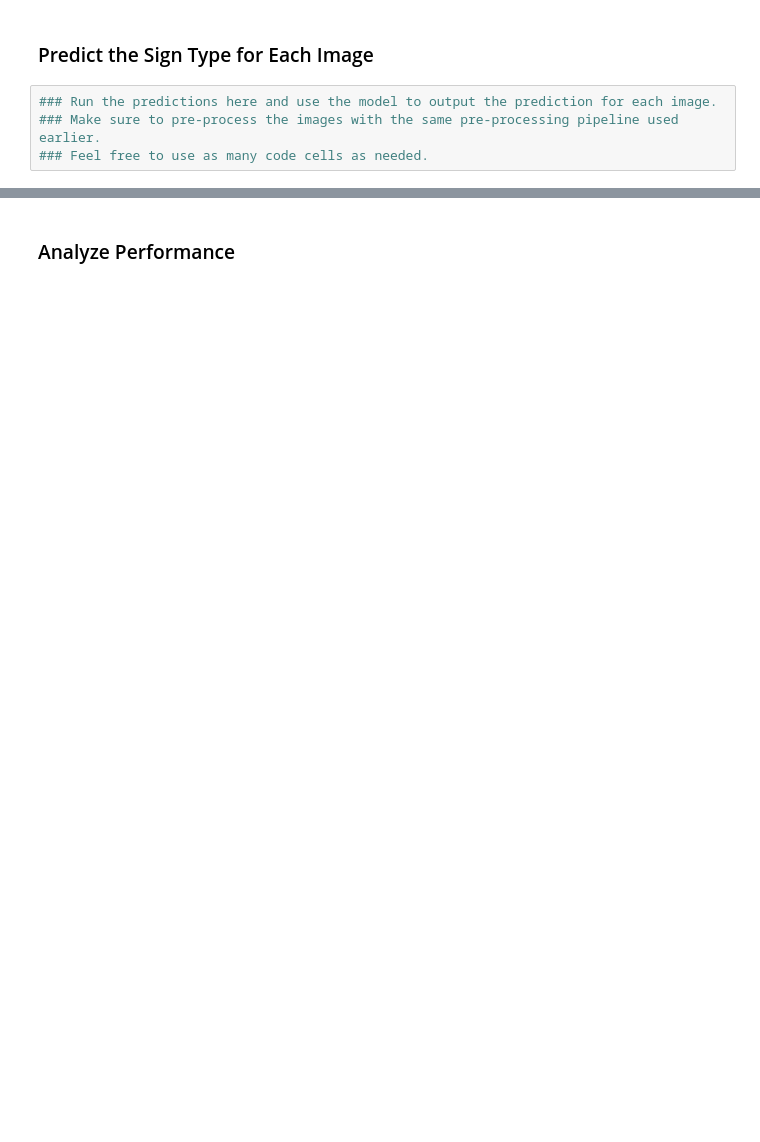
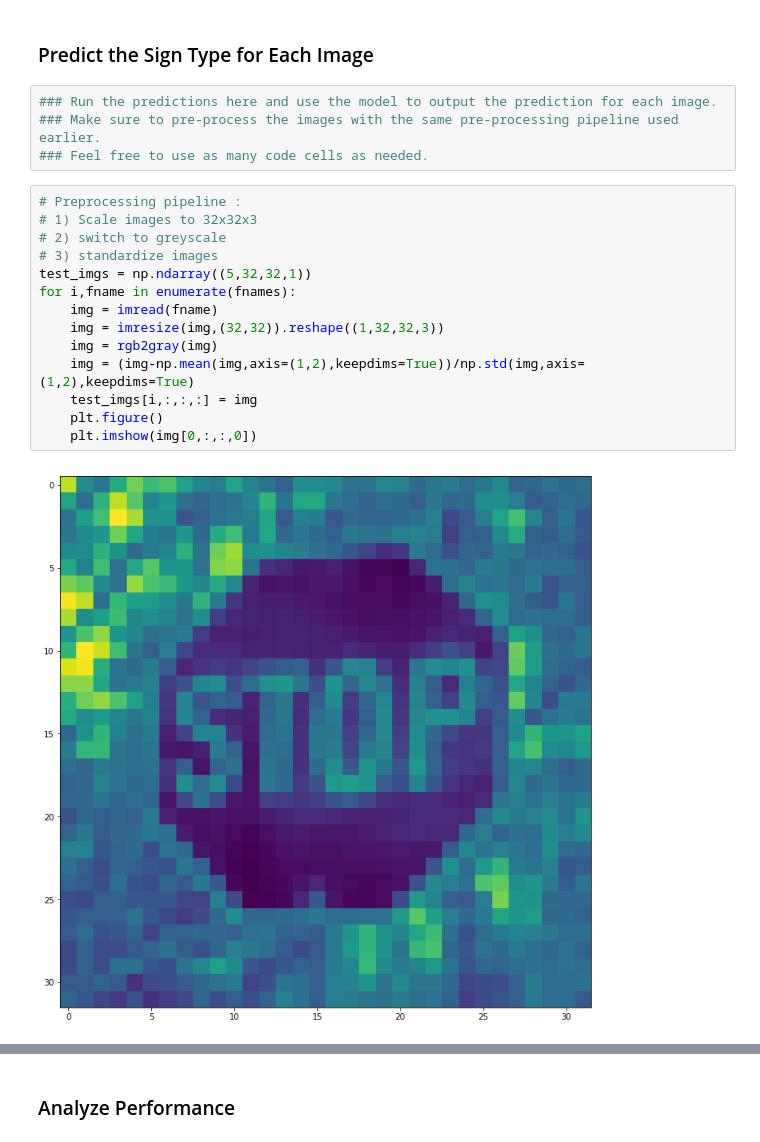
Before and after one commit to mkinet/CarND-Traffic-Sign-Classifier-P2, a Jupyter notebook: Traffic_Sign_Classifier.ipynb, the cells around one changed output, grey strips where cells are left out. Cells and saved outputs as stored; diff of their text form; blank space fills up the shorter version.

```diff
--- a/Traffic_Sign_Classifier.ipynb
+++ b/Traffic_Sign_Classifier.ipynb
@@ -378,3 +399,19 @@ You may find `signnames.csv` useful as it contains mappings from the class id (i
 ### Run the predictions here and use the model to output the prediction for each image.
 ### Make sure to pre-process the images with the same pre-processing pipeline used earlier.
 ### Feel free to use as many code cells as needed.
+# %%
+# Preprocessing pipeline :
+# 1) Scale images to 32x32x3
+# 2) switch to greyscale
+# 3) standardize images
+test_imgs = np.ndarray((5,32,32,1))
+for i,fname in enumerate(fnames):
+    img = imread(fname)
+    img = imresize(img,(32,32)).reshape((1,32,32,3))
+    img = rgb2gray(img)
+    img = (img-np.mean(img,axis=(1,2),keepdims=True))/np.std(img,axis=(1,2),keepdims=True)
+    test_imgs[i,:,:,:] = img
+    plt.figure()
+    plt.imshow(img[0,:,:,0])
+# %% [output]
+[figure, added]
```
Also changed, not shown: parts of 10 cells of this notebook.
